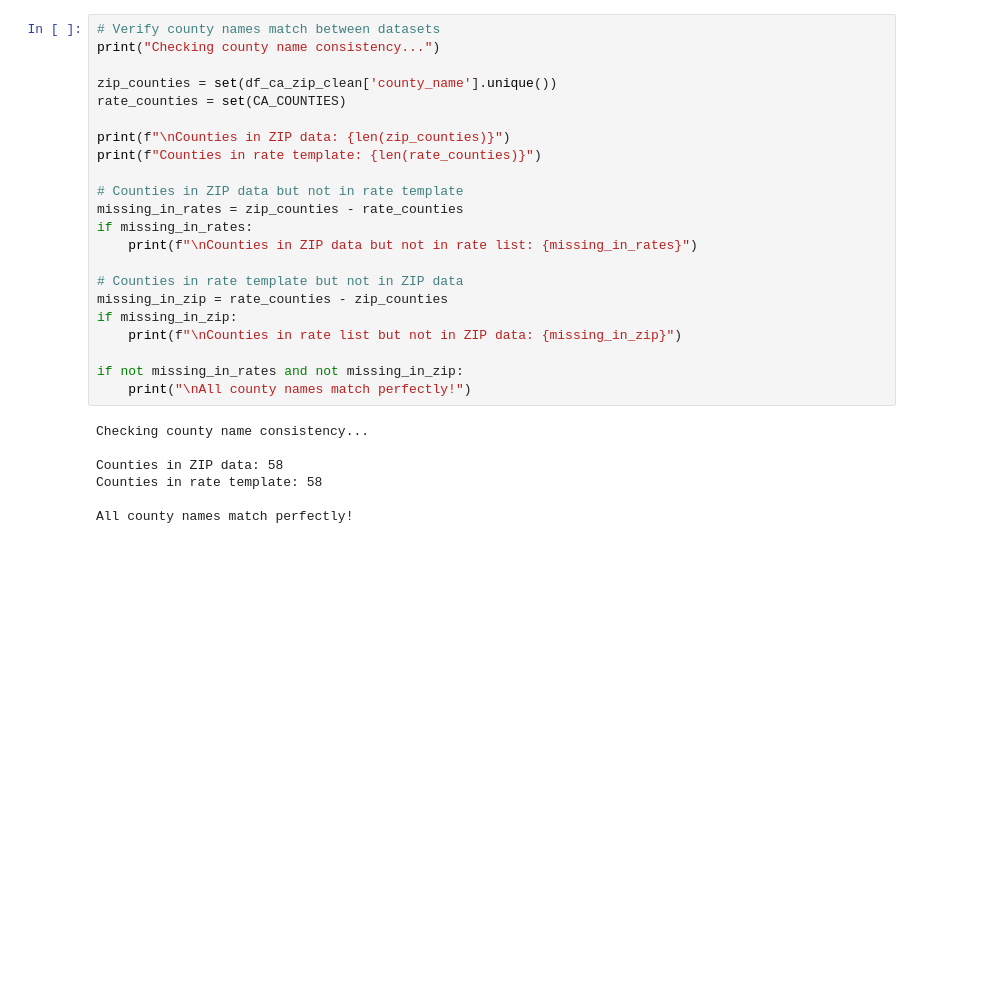
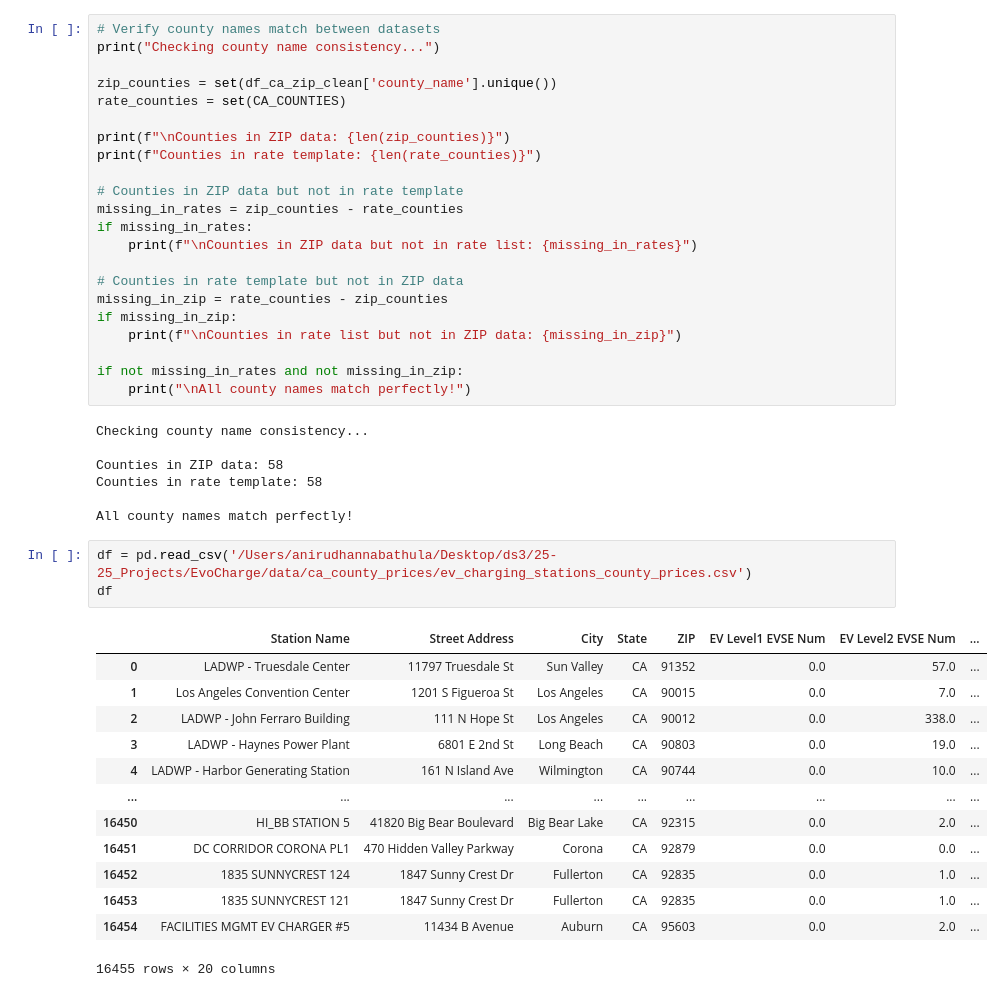
Before and after one commit to anirudh9280/EvoCharge, a Jupyter notebook: data/ca_county_prices/scrape_ca_rates.ipynb, the cells around one changed output. Saved outputs shown, nothing was run; the diff lists cells and outputs as text; blank space fills up the shorter version.

```diff
--- a/data/ca_county_prices/scrape_ca_rates.ipynb
+++ b/data/ca_county_prices/scrape_ca_rates.ipynb
@@ -496,3 +496,20 @@ Counties in ZIP data: 58
 Counties in rate template: 58
 
 All county names match perfectly!
+# %%
+df = pd.read_csv('/Users/anirudhannabathula/Desktop/ds3/25-25_Projects/EvoCharge/data/ca_county_prices/ev_charging_stations_county_prices.csv')
+df
+# %% [output]
+|  | Station Name | Street Address | City | State | ZIP | EV Level1 EVSE Num | EV Level2 EVSE Num | ... |
+| 0 | LADWP - Truesdale Center | 11797 Truesdale St | Sun Valley | CA | 91352 | 0.0 | 57.0 | ... |
+| 1 | Los Angeles Convention Center | 1201 S Figueroa St | Los Angeles | CA | 90015 | 0.0 | 7.0 | ... |
+| 2 | LADWP - John Ferraro Building | 111 N Hope St | Los Angeles | CA | 90012 | 0.0 | 338.0 | ... |
+| 3 | LADWP - Haynes Power Plant | 6801 E 2nd St | Long Beach | CA | 90803 | 0.0 | 19.0 | ... |
+| 4 | LADWP - Harbor Generating Station | 161 N Island Ave | Wilmington | CA | 90744 | 0.0 | 10.0 | ... |
+| ... | ... | ... | ... | ... | ... | ... | ... | ... |
+| 16450 | HI_BB STATION 5 | 41820 Big Bear Boulevard | Big Bear Lake | CA | 92315 | 0.0 | 2.0 | ... |
+| 16451 | DC CORRIDOR CORONA PL1 | 470 Hidden Valley Parkway | Corona | CA | 92879 | 0.0 | 0.0 | ... |
+| 16452 | 1835 SUNNYCREST 124 | 1847 Sunny Crest Dr | Fullerton | CA | 92835 | 0.0 | 1.0 | ... |
+| 16453 | 1835 SUNNYCREST 121 | 1847 Sunny Crest Dr | Fullerton | CA | 92835 | 0.0 | 1.0 | ... |
+| 16454 | FACILITIES MGMT EV CHARGER #5 | 11434 B Avenue | Auburn | CA | 95603 | 0.0 | 2.0 | ... |
+16455 rows × 20 columns
```
Also changed, not shown: 5 other files.
